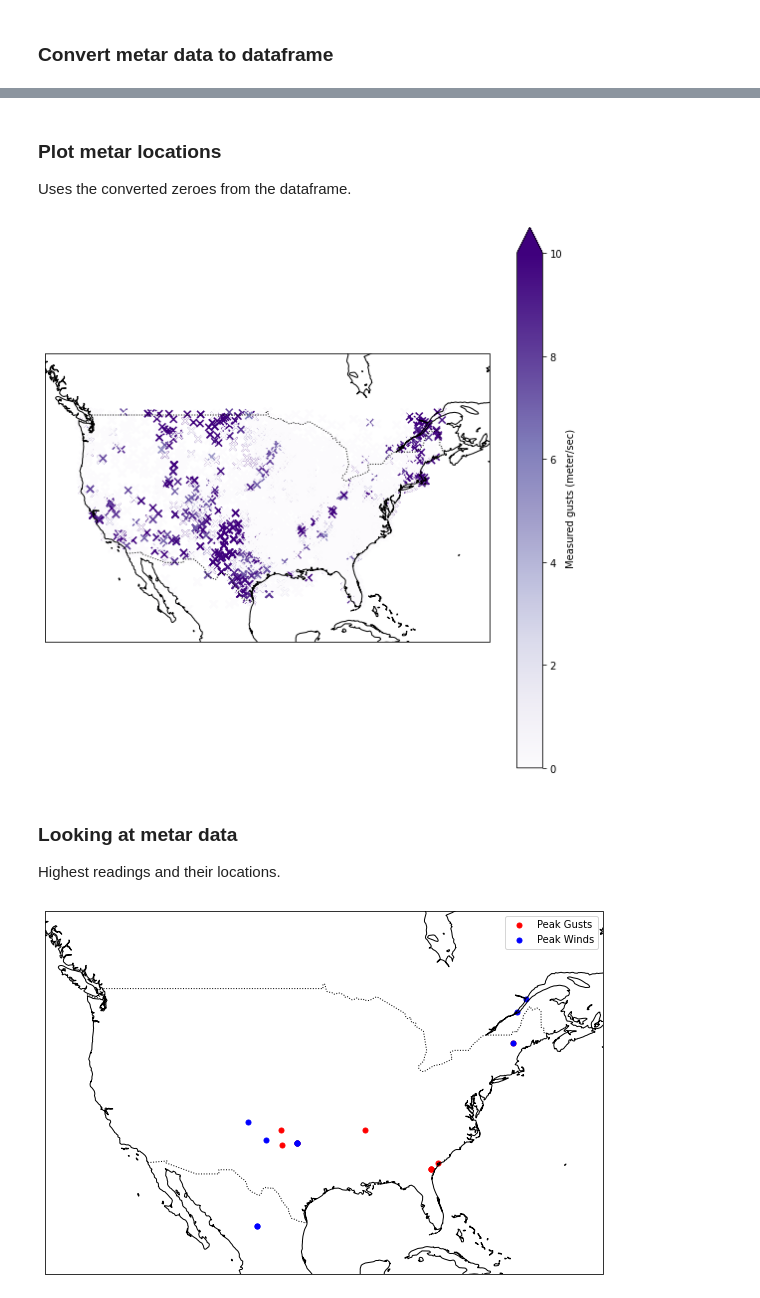
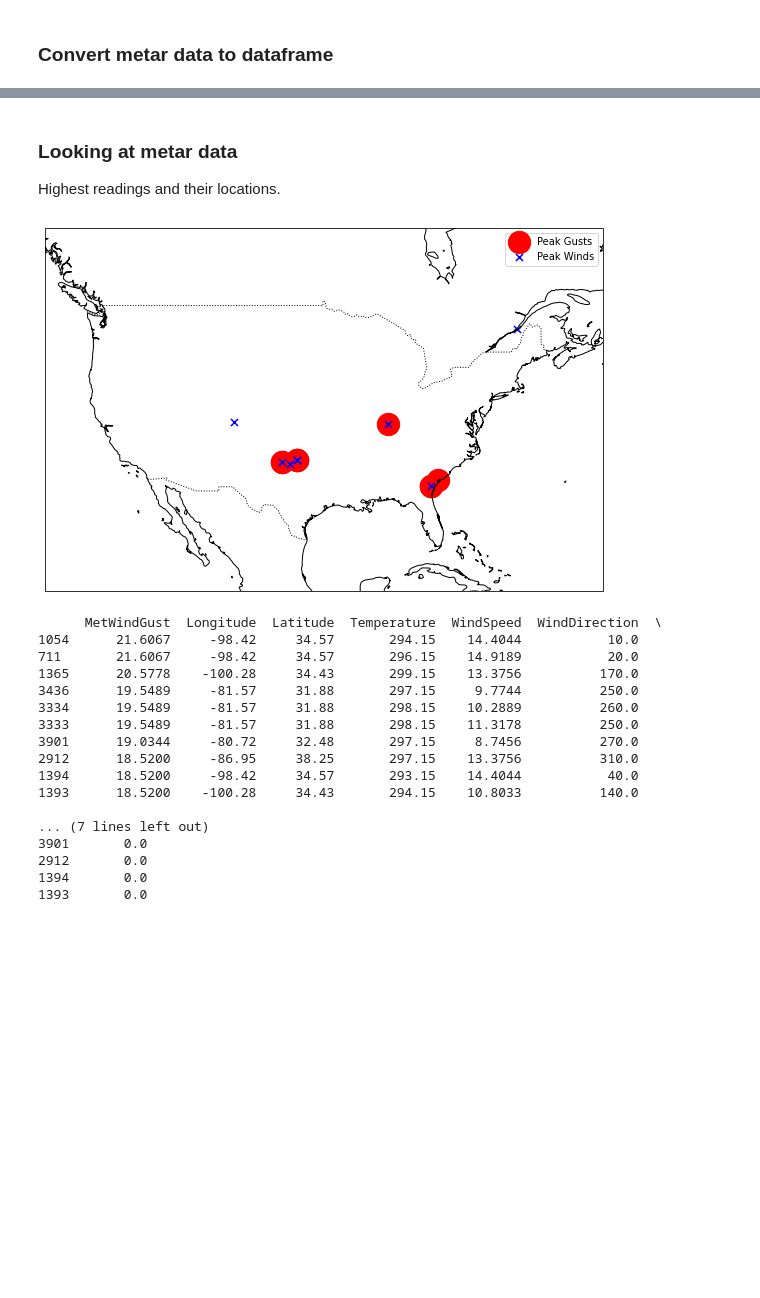
Before and after one commit to jesseturner/Wind-Gust-Predictions, a Jupyter notebook: METAR_analysis.ipynb, the cells around one changed output, grey strips where cells are left out. Saved outputs shown, nothing was run; the diff lists cells and outputs as text; code cells hidden in the pictures; blank space fills up the shorter version.

Commit message:
Separated metar observations

```diff
--- a/METAR_analysis.ipynb
+++ b/METAR_analysis.ipynb
@@ -112,47 +126,45 @@ met_df_test = met_df_test.replace(np.NaN, 0)
-# %% [markdown]
-### Plot metar locations
-
-Uses the converted zeroes from the dataframe.
-# %%
-fig = plt.figure(figsize=(10, 10), facecolor='w')
-ax = fig.add_subplot(1, 1, 1, projection=ccrs.Mercator())
-ax.set_extent([-130, -60, 20, 55], crs=ccrs.PlateCarree())
-
-ax.add_feature(cfeature.COASTLINE)
-ax.add_feature(cfeature.BORDERS, linestyle=':')
-
-plt.scatter(met_df.Longitude, met_df.Latitude, c=met_df.MetWindGust, cmap='Purples', vmin=0, vmax=10,
-            s=50, marker='x', transform=ccrs.PlateCarree())
-
-plt.colorbar(label='Measured gusts (meter/sec)', extend='max')
-
-plt.show()
-# %% [output]
-[figure, removed]
 # %% [markdown]
 ### Looking at metar data
 
 Highest readings and their locations.
 # %%
-gust_metar = met_df.sort_values(by=['MetWindGust'], ascending=False)
+gust_metar = met_df_1.sort_values(by=['MetWindGust'], ascending=False)
 highest_gust = gust_metar[0:10]
 
-wind_metar = met_df.sort_values(by=['WindSpeed'], ascending=False)
+wind_metar = met_df_1.sort_values(by=['WindSpeed'], ascending=False)
 highest_wind = wind_metar[0:10]
 
 fig = plt.figure(figsize=(10, 10), facecolor='w')
 ax = fig.add_subplot(1, 1, 1, projection=ccrs.Mercator())
 ax.set_extent([-130, -60, 20, 55], crs=ccrs.PlateCarree())
 
 ax.add_feature(cfeature.COASTLINE)
 ax.add_feature(cfeature.BORDERS, linestyle=':')
 
 plt.scatter(highest_gust.Longitude, highest_gust.Latitude, c='Red',
-             vmin=0, vmax=50, s=25, label='Peak Gusts', transform=ccrs.PlateCarree())
+             vmin=0, vmax=50, s=500, label='Peak Gusts', transform=ccrs.PlateCarree())
 plt.scatter(highest_wind.Longitude, highest_wind.Latitude, c='Blue',
-             vmin=0, vmax=50, s=25, label='Peak Winds', transform=ccrs.PlateCarree())
+             vmin=0, vmax=50, s=50, label='Peak Winds', marker='x', transform=ccrs.PlateCarree())
 
 plt.legend()
 plt.show()
+print(highest_gust)
 # %% [output]
-[figure, old version]
+[figure, new version]
+      MetWindGust  Longitude  Latitude  Temperature  WindSpeed  WindDirection  \
+1054      21.6067     -98.42     34.57       294.15    14.4044           10.0
+711       21.6067     -98.42     34.57       296.15    14.9189           20.0
+1365      20.5778    -100.28     34.43       299.15    13.3756          170.0
+3436      19.5489     -81.57     31.88       297.15     9.7744          250.0
+3334      19.5489     -81.57     31.88       298.15    10.2889          260.0
+3333      19.5489     -81.57     31.88       298.15    11.3178          250.0
+3901      19.0344     -80.72     32.48       297.15     8.7456          270.0
+2912      18.5200     -86.95     38.25       297.15    13.3756          310.0
+1394      18.5200     -98.42     34.57       293.15    14.4044           40.0
+1393      18.5200    -100.28     34.43       294.15    10.8033          140.0
+
+... (7 lines left out)
+3901       0.0
+2912       0.0
+1394       0.0
+1393       0.0
```
Also changed, not shown: parts of 2 cells of this notebook.
